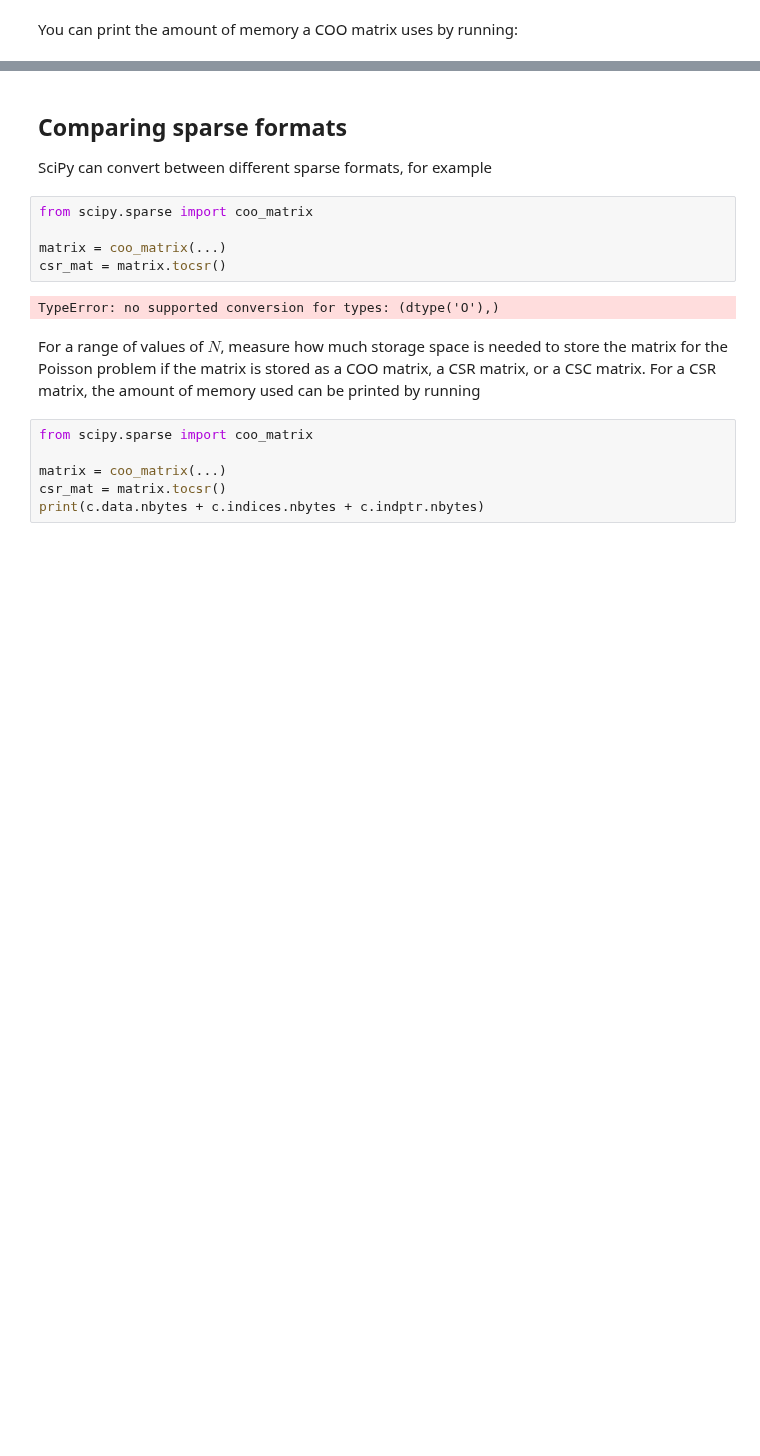
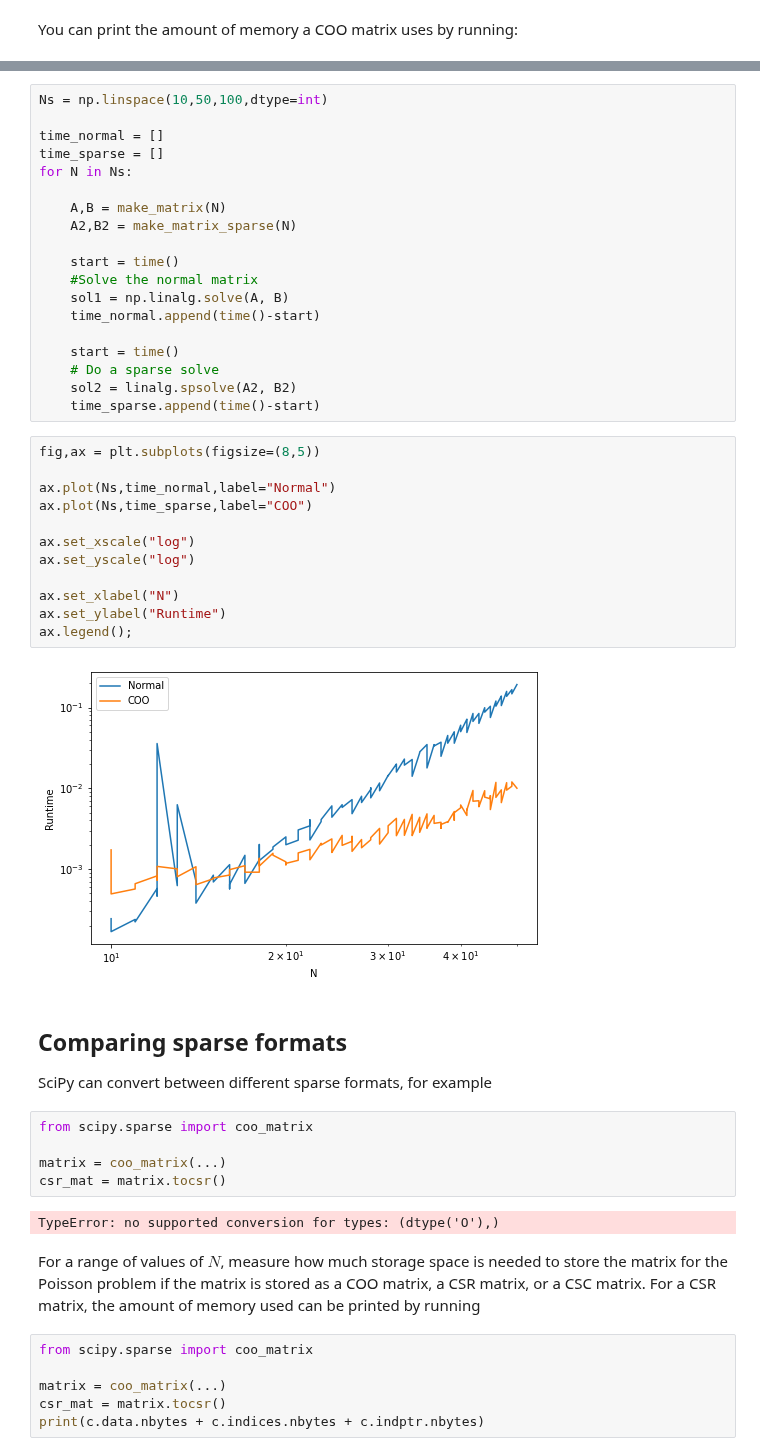
Before and after one commit to jhenderson0/HPC, a Jupyter notebook: Lesson 4/Lesson_4.ipynb, the cells around one changed output, grey strips where cells are left out. Cells and saved outputs as stored; diff of their text form; blank space fills up the shorter version.

```diff
--- a/Lesson 4/Lesson_4.ipynb
+++ b/Lesson 4/Lesson_4.ipynb
@@ -37,3 +137,36 @@ What do you notice?
+# %%
+Ns = np.linspace(10,50,100,dtype=int)
+
+time_normal = []
+time_sparse = []
+for N in Ns:
+
+    A,B = make_matrix(N)
+    A2,B2 = make_matrix_sparse(N)
+
+    start = time()
+    #Solve the normal matrix
+    sol1 = np.linalg.solve(A, B)
+    time_normal.append(time()-start)
+
+    start = time()
+    # Do a sparse solve
+    sol2 = linalg.spsolve(A2, B2)
+    time_sparse.append(time()-start)
+# %%
+fig,ax = plt.subplots(figsize=(8,5))
+
+ax.plot(Ns,time_normal,label="Normal")
+ax.plot(Ns,time_sparse,label="COO")
+
+ax.set_xscale("log")
+ax.set_yscale("log")
+
+ax.set_xlabel("N")
+ax.set_ylabel("Runtime")
+ax.legend();
+# %% [output]
+[figure, added]
 # %% [markdown]
 ## Comparing sparse formats
 SciPy can convert between different sparse formats, for example
```
Also changed, not shown: parts of 10 cells of this notebook, 4 other files.
